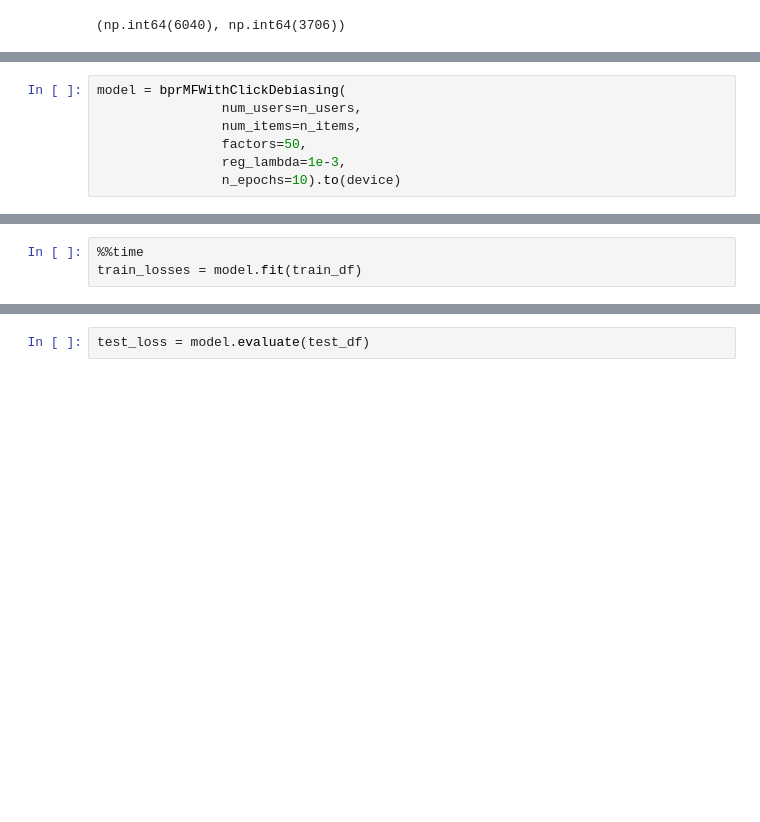
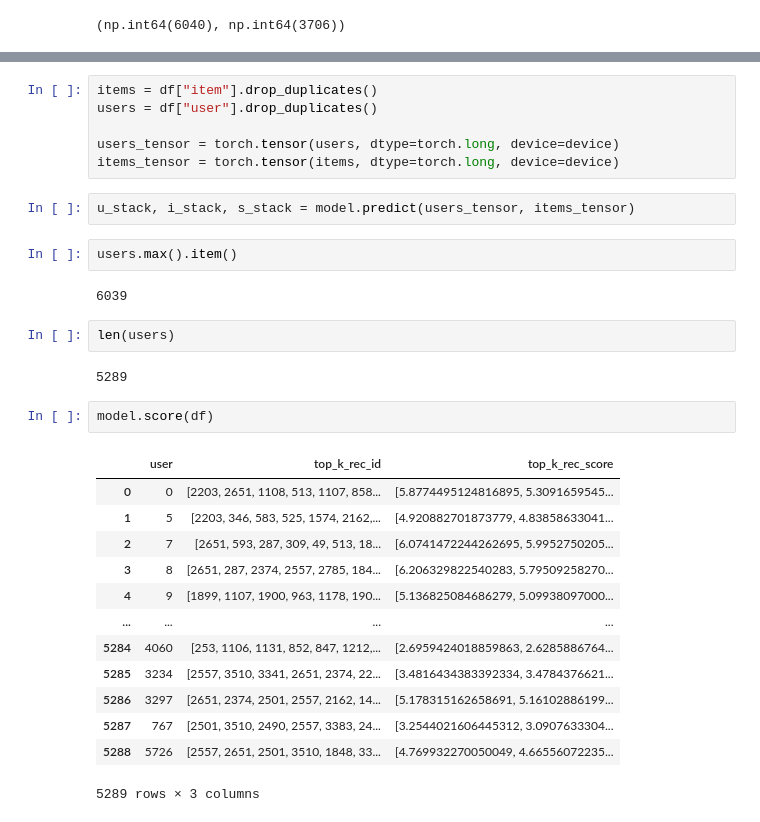
Before and after one commit to caiotda/bpr-mf, a Jupyter notebook: playground.ipynb, the cells around one changed output, grey strips where cells are left out. Cells and saved outputs as stored; diff of their text form; blank space fills up the shorter version.

```diff
--- a/playground.ipynb
+++ b/playground.ipynb
@@ -176,7 +140,0 @@ n_items = interactions.item.max() + 1
-# %%
-model = bprMFWithClickDebiasing(
-                num_users=n_users,
-                num_items=n_items,
-                factors=50,
-                reg_lambda=1e-3,
-                n_epochs=10).to(device)
@@ -186,3 +140,0 @@ test_df = interactions.loc[~interactions.index.isin(train_df.index)]
-# %%
-%%time
-train_losses = model.fit(train_df)
@@ -192,2 +141,32 @@ Wall time: 3min 11s
-# %%
-test_loss = model.evaluate(test_df)
+# %%
+items = df["item"].drop_duplicates()
+users = df["user"].drop_duplicates()
+
+users_tensor = torch.tensor(users, dtype=torch.long, device=device)
+items_tensor = torch.tensor(items, dtype=torch.long, device=device)
+# %%
+u_stack, i_stack, s_stack = model.predict(users_tensor, items_tensor)
+# %%
+users.max().item()
+# %% [output]
+6039
+# %%
+len(users)
+# %% [output]
+5289
+# %%
+model.score(df)
+# %% [output]
+|  | user | top_k_rec_id | top_k_rec_score |
+| 0 | 0 | [2203, 2651, 1108, 513, 1107, 858... | [5.8774495124816895, 5.3091659545... |
+| 1 | 5 | [2203, 346, 583, 525, 1574, 2162,... | [4.920882701873779, 4.83858633041... |
+| 2 | 7 | [2651, 593, 287, 309, 49, 513, 18... | [6.0741472244262695, 5.9952750205... |
+| 3 | 8 | [2651, 287, 2374, 2557, 2785, 184... | [6.206329822540283, 5.79509258270... |
+| 4 | 9 | [1899, 1107, 1900, 963, 1178, 190... | [5.136825084686279, 5.09938097000... |
+| ... | ... | ... | ... |
+| 5284 | 4060 | [253, 1106, 1131, 852, 847, 1212,... | [2.6959424018859863, 2.6285886764... |
+| 5285 | 3234 | [2557, 3510, 3341, 2651, 2374, 22... | [3.4816434383392334, 3.4784376621... |
+| 5286 | 3297 | [2651, 2374, 2501, 2557, 2162, 14... | [5.178315162658691, 5.16102886199... |
+| 5287 | 767 | [2501, 3510, 2490, 2557, 3383, 24... | [3.2544021606445312, 3.0907633304... |
+| 5288 | 5726 | [2557, 2651, 2501, 3510, 1848, 33... | [4.769932270050049, 4.66556072235... |
+5289 rows × 3 columns
```
Also changed, not shown: parts of 35 cells of this notebook, 2 other files.
